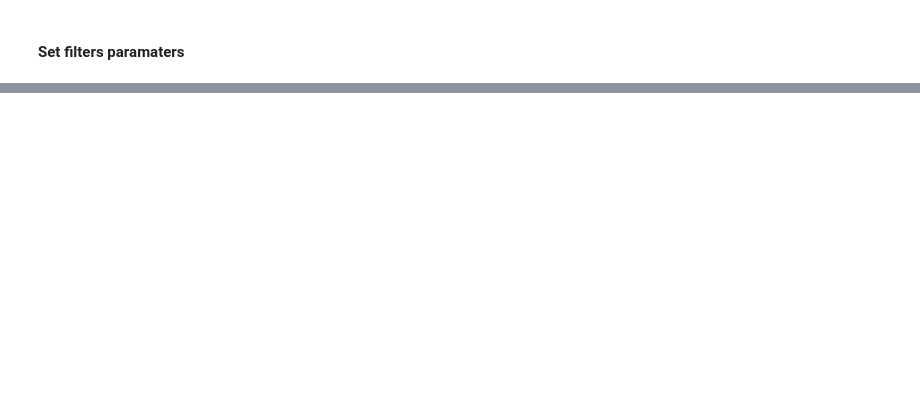
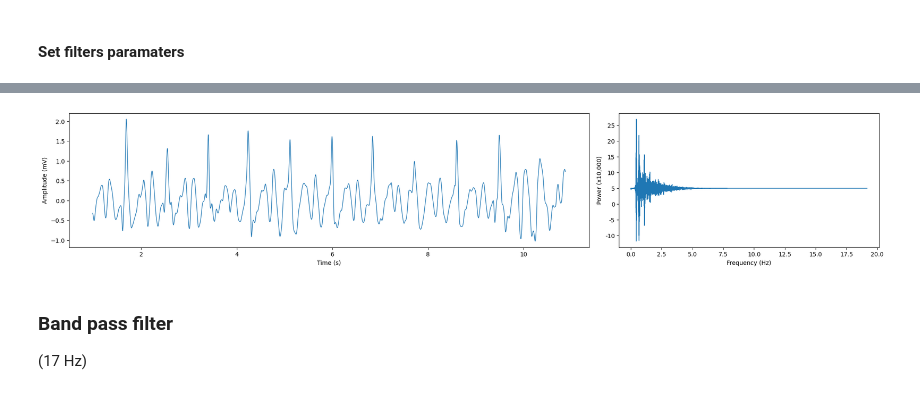
Before and after one commit to me-pic/physprep, a Jupyter notebook: preproc/ecg_pipeline.ipynb, the cells around one changed output, grey strips where cells are left out. Cells and saved outputs as stored; diff of their text form; code cells hidden in the pictures; blank space fills up the shorter version.

```diff
--- a/preproc/ecg_pipeline.ipynb
+++ b/preproc/ecg_pipeline.ipynb
@@ -316,0 +296,13 @@ plt.plot(ecg_hp_comb)
+# %%
+ecg_hp_comb_lp = signal.sosfiltfilt(sos, ecg_hp_comb)
+
+ecg_hp_comb_lp_fft = np.fft.fft(ecg_hp_comb_lp)
+freq_hp_comb_lp = np.fft.fftfreq(ecg_hp_comb_lp.shape[-1], d=0.0005)
+# %%
+plot_fft_ecg(ecg_hp_comb_lp, ecg_hp_comb_lp_fft, freq_hp_comb_lp, time, sampling_rate=10000)
+# %% [output]
+[figure, added]
+# %% [markdown]
+### Band pass filter
+
+(17 Hz)
```
Also changed, not shown: parts of 27 cells of this notebook.
